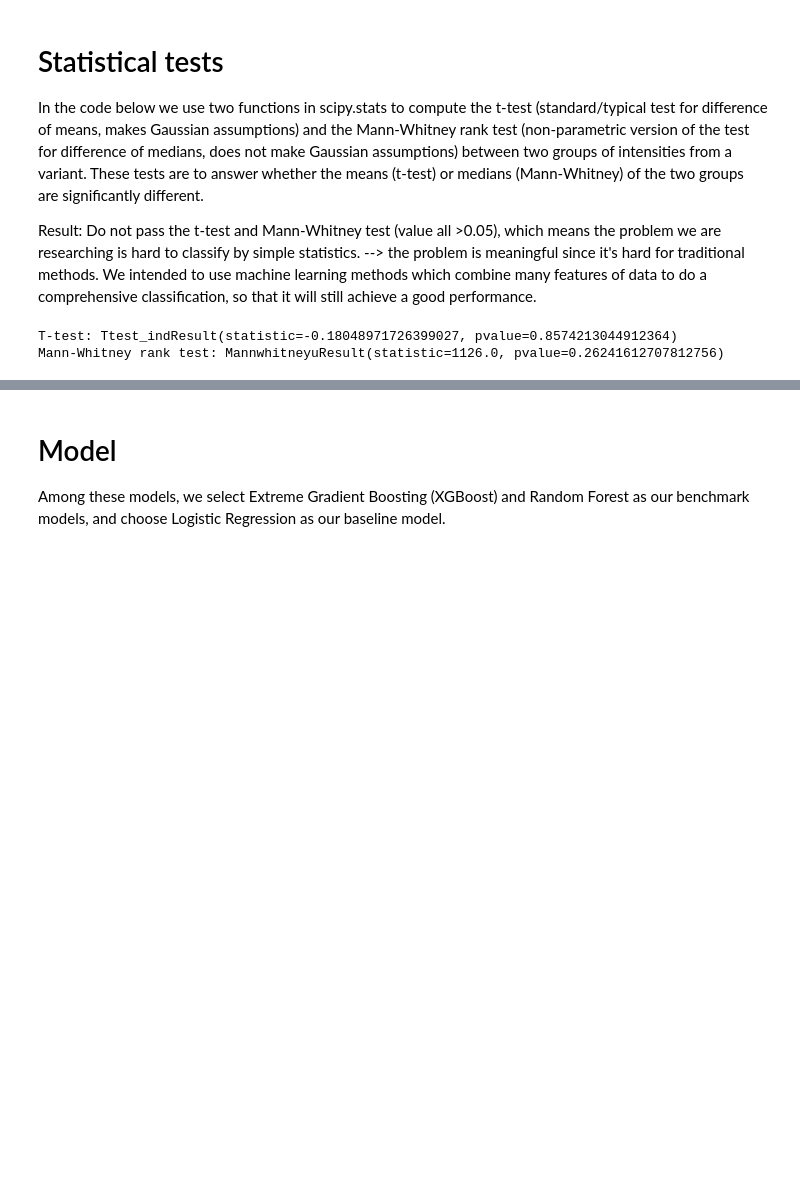
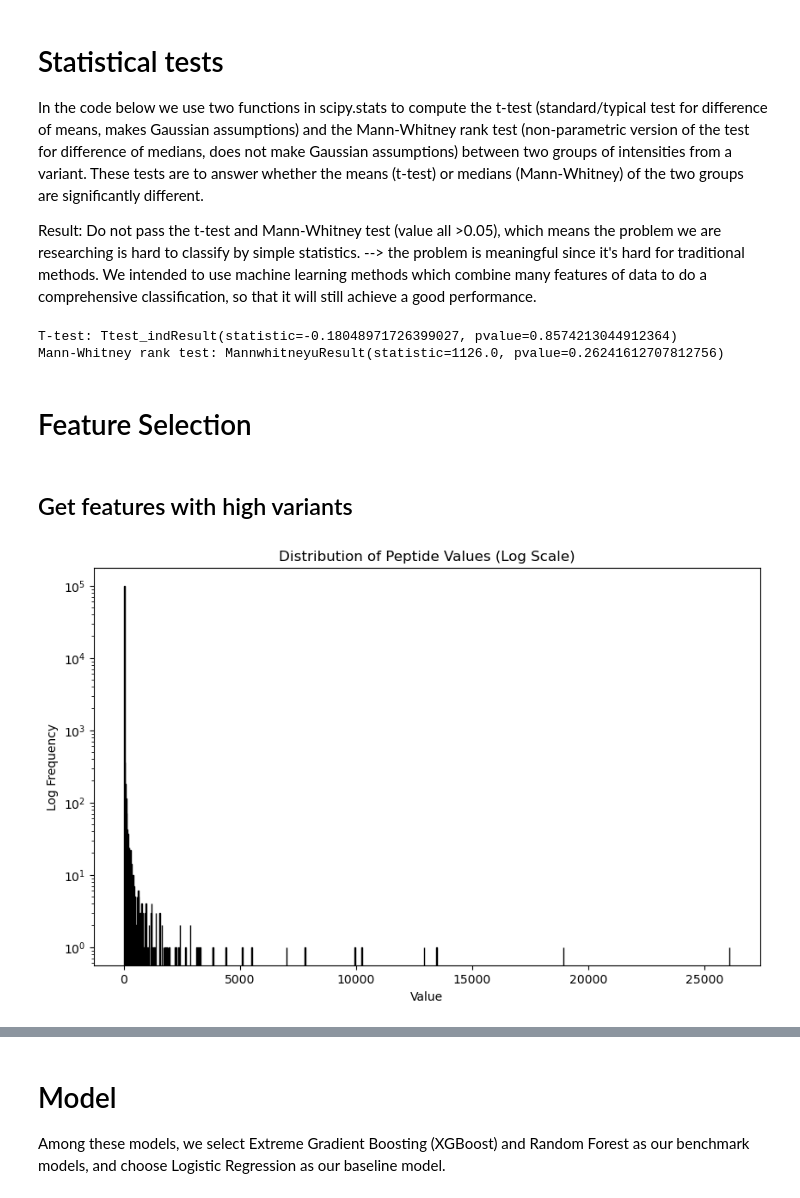
Before and after one commit to MiddleEarthExplorer/COVID19_Classification, a Jupyter notebook: CSE291_Notebook_Brian-Stage 2.ipynb, the cells around one changed output, grey strips where cells are left out. Drawn from its saved outputs; the diff is of its cells as text; code cells hidden in the pictures; blank space fills up the shorter version.

```diff
--- a/CSE291_Notebook_Brian-Stage 2.ipynb
+++ b/CSE291_Notebook_Brian-Stage 2.ipynb
@@ -262,3 +251,17 @@ print("Mann-Whitney rank test:", stats.mannwhitneyu(covid_intensities, non_covid
 # %% [output]
 T-test: Ttest_indResult(statistic=-0.18048971726399027, pvalue=0.8574213044912364)
 Mann-Whitney rank test: MannwhitneyuResult(statistic=1126.0, pvalue=0.26241612707812756)
+# %% [markdown]
+# Feature Selection
+# %% [markdown]
+## Get features with high variants
+# %%
+variants_with_var = variants_processed.var()
+plt.figure(figsize=(10, 6))
+plt.hist(variants_with_var, bins=1000, color='blue', edgecolor='black', log=True)
+plt.title('Distribution of Peptide Values (Log Scale)')
+plt.xlabel('Value')
+plt.ylabel('Log Frequency')
+plt.show()
+# %% [output]
+[figure, added]
```
Also changed, not shown: parts of 18 cells of this notebook.
